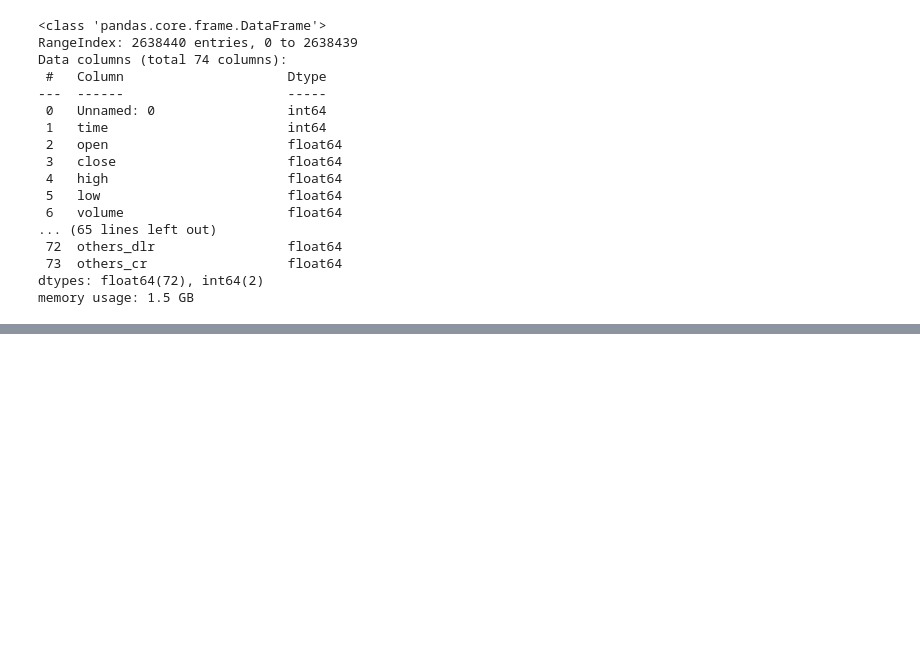
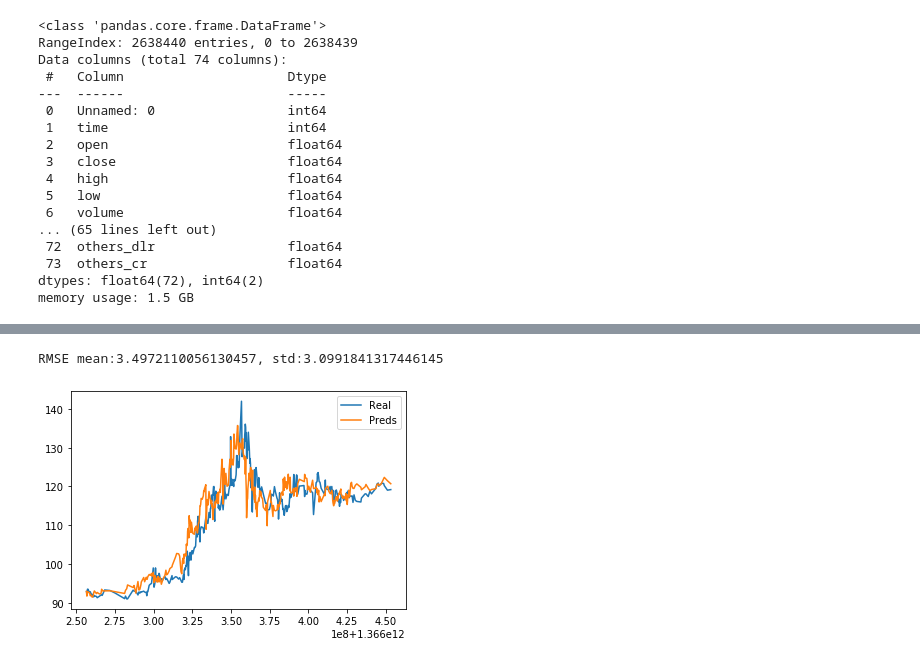
Before and after one commit to ar-ambuj23/data_mining_project2020, a Jupyter notebook: testing/Example.ipynb, the cells around one changed output, grey strips where cells are left out. Saved outputs shown, nothing was run; the diff lists cells and outputs as text; code cells hidden in the pictures; blank space fills up the shorter version.

```diff
--- a/testing/Example.ipynb
+++ b/testing/Example.ipynb
@@ -95,0 +128,5 @@ RMSE mean:0.22419792930917937, std:0.25265014189752655
+# %%
+lr_results = testModel(data, 360, 9000, 10200, 3, 'lr')
+# %% [output]
+RMSE mean:3.4972110056130457, std:3.0991841317446145
+[figure, added]
```
Also changed, not shown: parts of 9 cells of this notebook.
